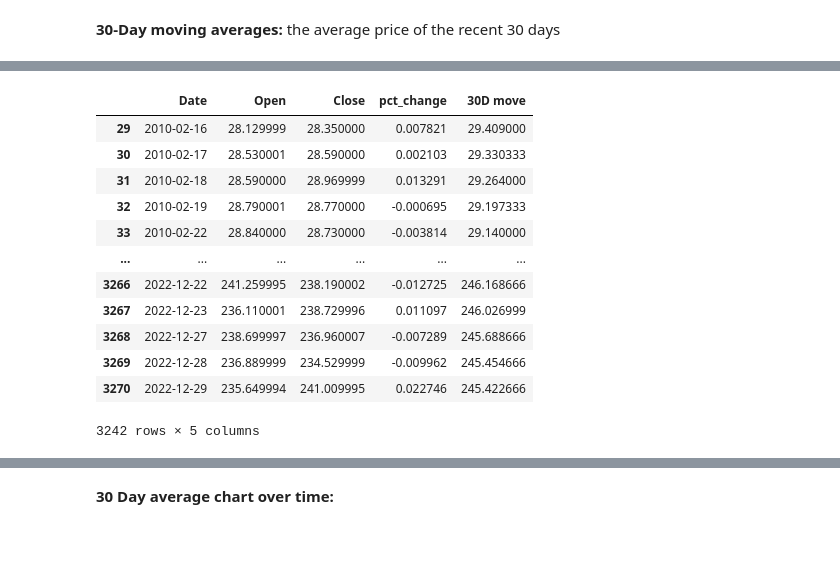
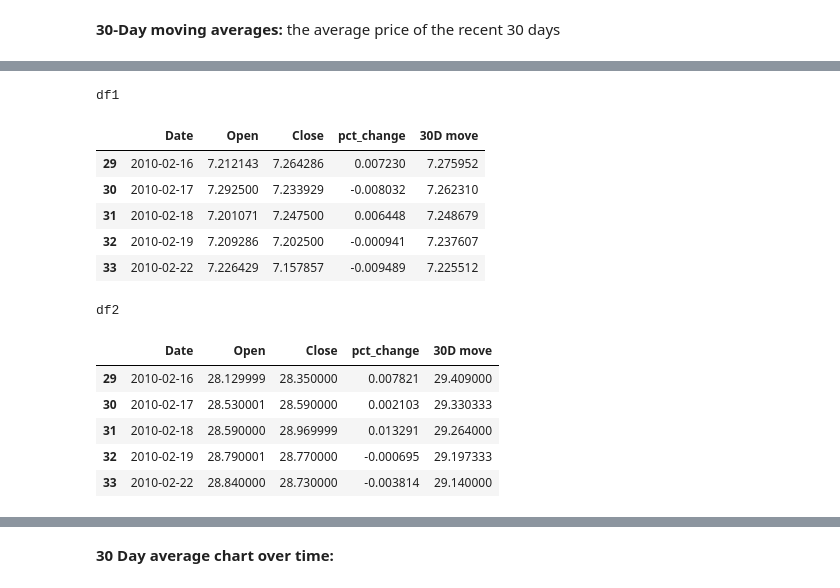
Before and after one commit to ubco-W2022T2-data301/project-group-group11, a Jupyter notebook: analysis/analysis2.ipynb, the cells around one changed output, grey strips where cells are left out. Drawn from its saved outputs; the diff is of its cells as text; code cells hidden in the pictures; blank space fills up the shorter version.

```diff
--- a/analysis/analysis2.ipynb
+++ b/analysis/analysis2.ipynb
@@ -223,17 +180,23 @@ df1
-# %%
-df2 = df2.tail(df2.shape[0] - 29)
-df2
-# %% [output]
-|  | Date | Open | Close | pct_change | 30D move |
-| 29 | 2010-02-16 | 28.129999 | 28.350000 | 0.007821 | 29.409000 |
-| 30 | 2010-02-17 | 28.530001 | 28.590000 | 0.002103 | 29.330333 |
-| 31 | 2010-02-18 | 28.590000 | 28.969999 | 0.013291 | 29.264000 |
-| 32 | 2010-02-19 | 28.790001 | 28.770000 | -0.000695 | 29.197333 |
-| 33 | 2010-02-22 | 28.840000 | 28.730000 | -0.003814 | 29.140000 |
-| ... | ... | ... | ... | ... | ... |
-| 3266 | 2022-12-22 | 241.259995 | 238.190002 | -0.012725 | 246.168666 |
-| 3267 | 2022-12-23 | 236.110001 | 238.729996 | 0.011097 | 246.026999 |
-| 3268 | 2022-12-27 | 238.699997 | 236.960007 | -0.007289 | 245.688666 |
-| 3269 | 2022-12-28 | 236.889999 | 234.529999 | -0.009962 | 245.454666 |
-| 3270 | 2022-12-29 | 235.649994 | 241.009995 | 0.022746 | 245.422666 |
-3242 rows × 5 columns
+# %%
+df1 = df1.tail(df1.shape[0] - 29)
+df2 = df2.tail(df2.shape[0] - 29)
+
+df1_styler = df1.head().style.set_table_attributes("style='display:inline'").set_caption('df1')
+df2_styler = df2.head().style.set_table_attributes("style='display:inline'").set_caption('df2')
+
+display_html(df1_styler._repr_html_()+df2_styler._repr_html_(), raw=True)
+# %% [output]
+df1
+|  | Date | Open | Close | pct_change | 30D move |
+| 29 | 2010-02-16 | 7.212143 | 7.264286 | 0.007230 | 7.275952 |
+| 30 | 2010-02-17 | 7.292500 | 7.233929 | -0.008032 | 7.262310 |
+| 31 | 2010-02-18 | 7.201071 | 7.247500 | 0.006448 | 7.248679 |
+| 32 | 2010-02-19 | 7.209286 | 7.202500 | -0.000941 | 7.237607 |
+| 33 | 2010-02-22 | 7.226429 | 7.157857 | -0.009489 | 7.225512 |
+df2
+|  | Date | Open | Close | pct_change | 30D move |
+| 29 | 2010-02-16 | 28.129999 | 28.350000 | 0.007821 | 29.409000 |
+| 30 | 2010-02-17 | 28.530001 | 28.590000 | 0.002103 | 29.330333 |
+| 31 | 2010-02-18 | 28.590000 | 28.969999 | 0.013291 | 29.264000 |
+| 32 | 2010-02-19 | 28.790001 | 28.770000 | -0.000695 | 29.197333 |
+| 33 | 2010-02-22 | 28.840000 | 28.730000 | -0.003814 | 29.140000 |
```
Also changed, not shown: parts of 22 cells of this notebook.
